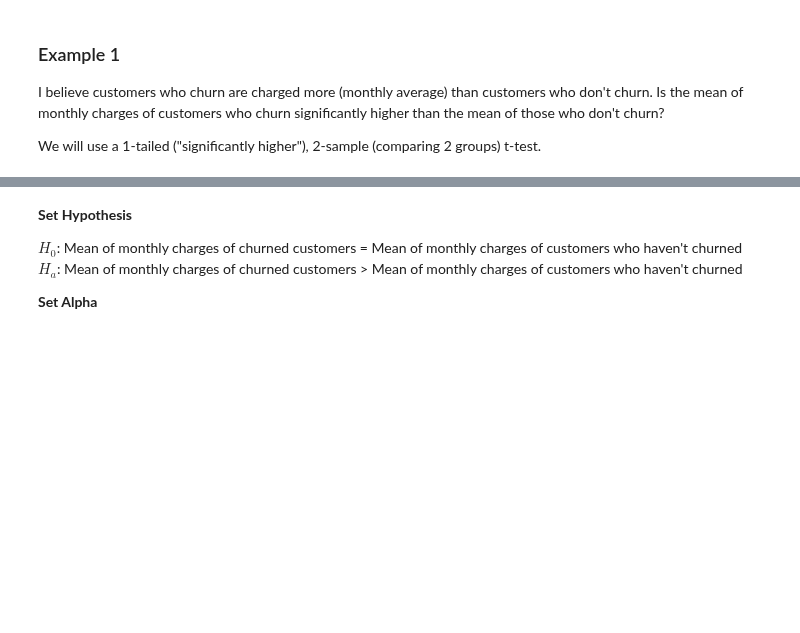
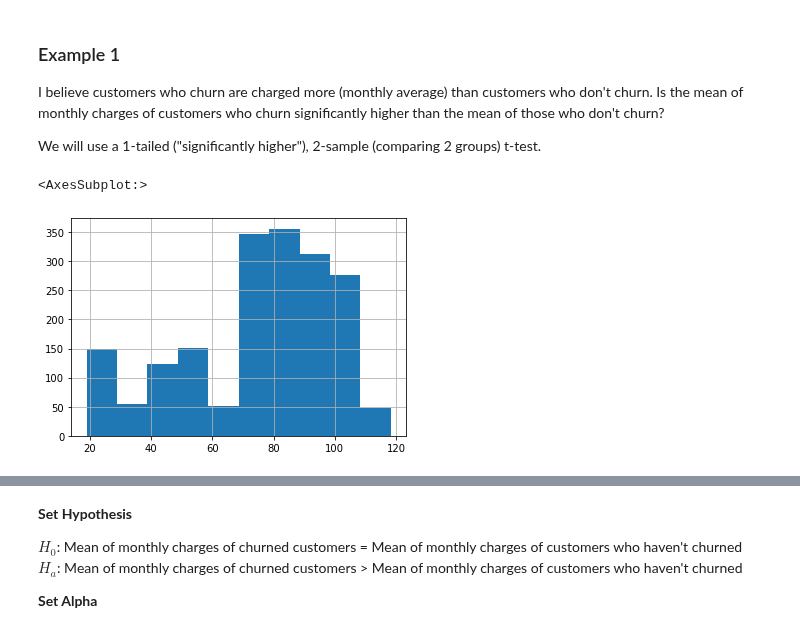
Before and after one commit to CodeupClassroom/florence-statistics-exercises, a Jupyter notebook: comparing_means-lesson.ipynb, the cells around one changed output, grey strips where cells are left out. Saved outputs shown, nothing was run; the diff lists cells and outputs as text; code cells hidden in the pictures; blank space fills up the shorter version.

```diff
--- a/comparing_means-lesson.ipynb
+++ b/comparing_means-lesson.ipynb
@@ -189,7 +221,12 @@ Is the mean of monthly charges of customers who churn significantly higher than
 We will use a 1-tailed ("significantly higher"), 2-sample (comparing 2 groups) t-test.
 # %%
 # histogram of churned customers
-churn_sample =
+churn_sample = df[df.Churn == 'Yes'].MonthlyCharges
+
+churn_sample.hist()
+# %% [output]
+<AxesSubplot:>
+[figure, added]
 # %%
 # histogram of non-churned customers
 
```
Also changed, not shown: parts of 32 cells of this notebook.
